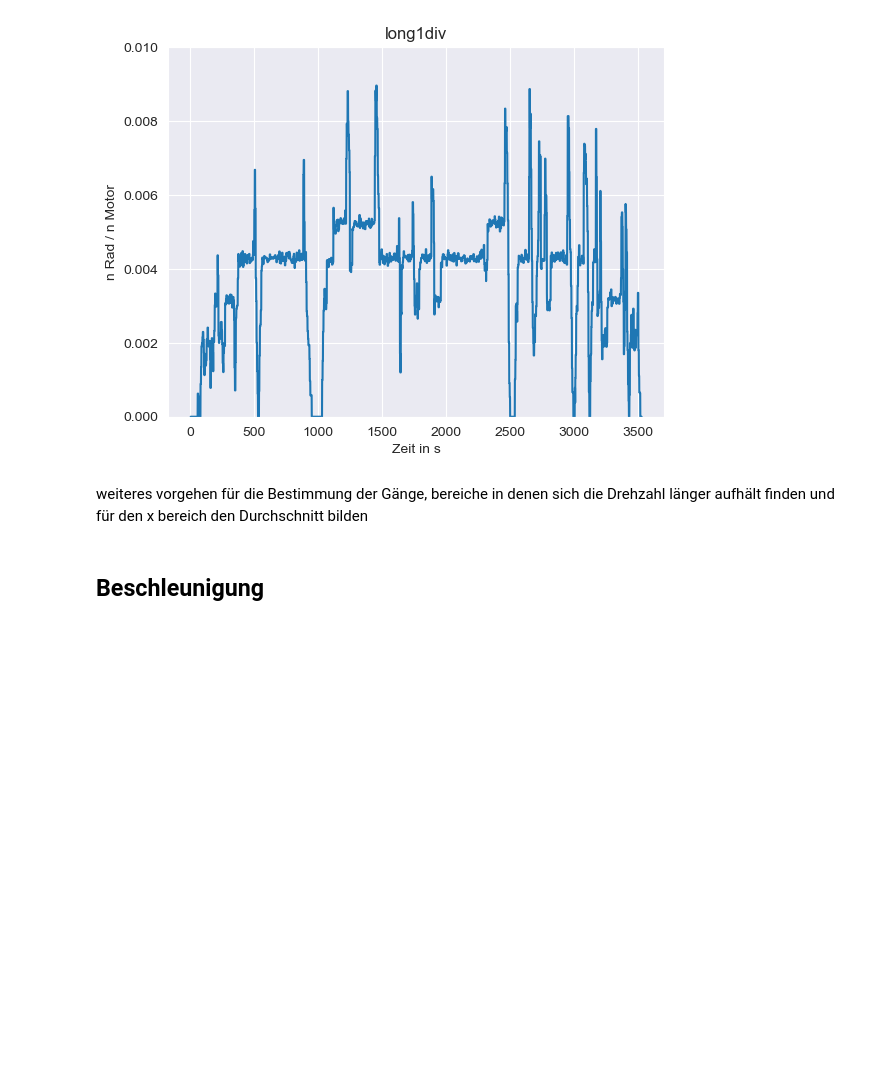
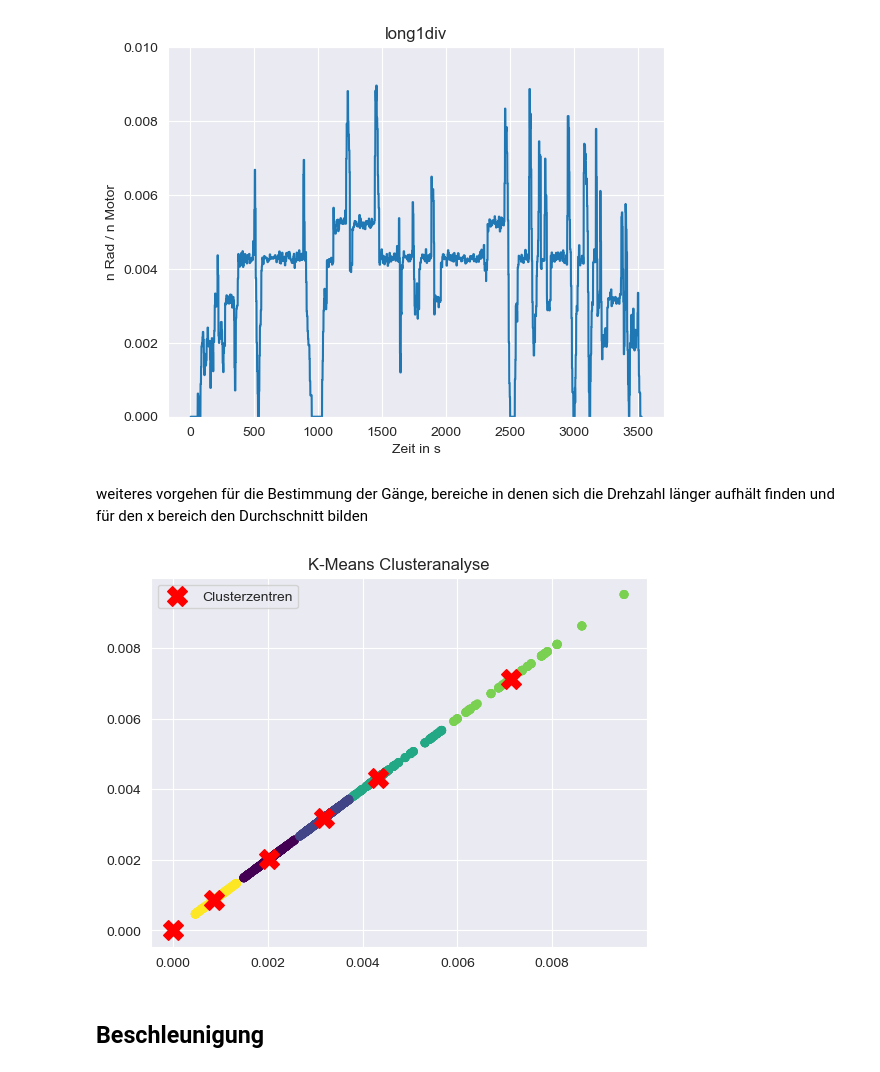
Before and after one commit to camila-duarte/verbrennungsmotoren, a Jupyter notebook: analyse/Motordrehzahl und Motordrehmoment.ipynb, the cells around one changed output. Cells and saved outputs as stored; diff of their text form; code cells hidden in the pictures; blank space fills up the shorter version.

Commit message:
first kmeans

```diff
--- a/analyse/Motordrehzahl und Motordrehmoment.ipynb
+++ b/analyse/Motordrehzahl und Motordrehmoment.ipynb
@@ -58,6 +60,25 @@ for i in range(length):
 [figure]
 # %% [markdown]
 weiteres vorgehen für die Bestimmung der Gänge, bereiche in denen sich die Drehzahl länger aufhält finden und für den x bereich den Durchschnitt bilden
+# %%
+# finden dieser Punkte über K mean Clustering
+kmeans = KMeans(n_clusters= 6)
+temp = data[2]["DIV"].to_numpy()
+temp = temp[~np.isnan(temp)] # dropping NAN, values where the engine rpm = 0
+temp = temp.reshape(-1,1)
+kmeans.n_init = 50
+kmeans.fit(temp)
+# Erhalte die zugeordneten Clusterzentren und die Zuordnung der Datenpunkte zu den Clustern
+cluster_centers = kmeans.cluster_centers_
+labels = kmeans.labels_
+# Visualisiere die Cluster
+plt.scatter(temp[:, 0], temp[:, 0], c=labels, s=30, cmap='viridis')
+plt.scatter(cluster_centers[:, 0], cluster_centers[:, 0], marker='X', s=200, color='red', label='Clusterzentren')
+plt.title('K-Means Clusteranalyse')
+plt.legend()
+plt.show()
+# %% [output]
+[figure, added]
 # %% [markdown]
 ## Beschleunigung
 # %%
```
Also changed, not shown: parts of 4 cells of this notebook, 7 other files.
